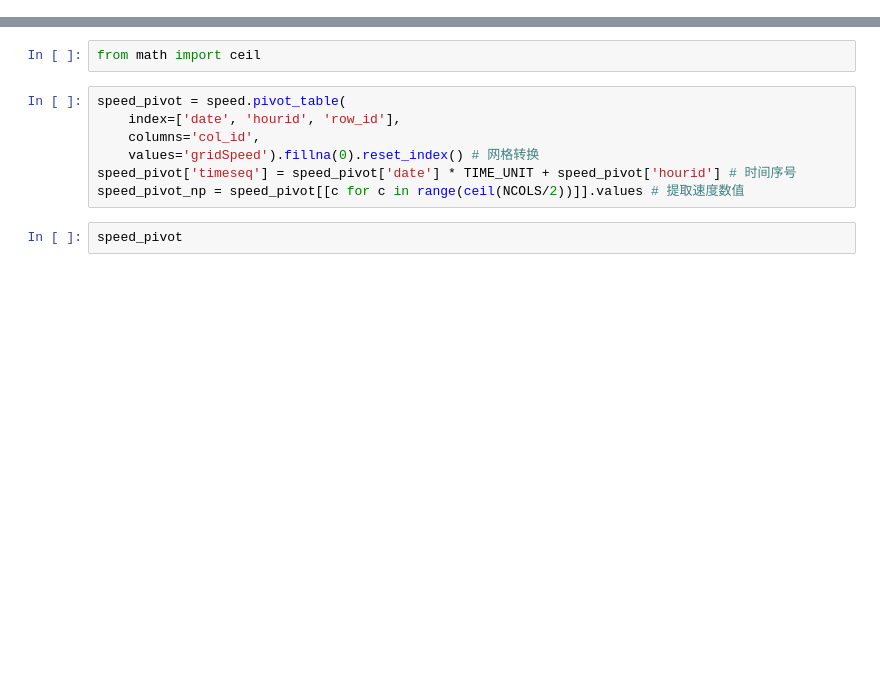
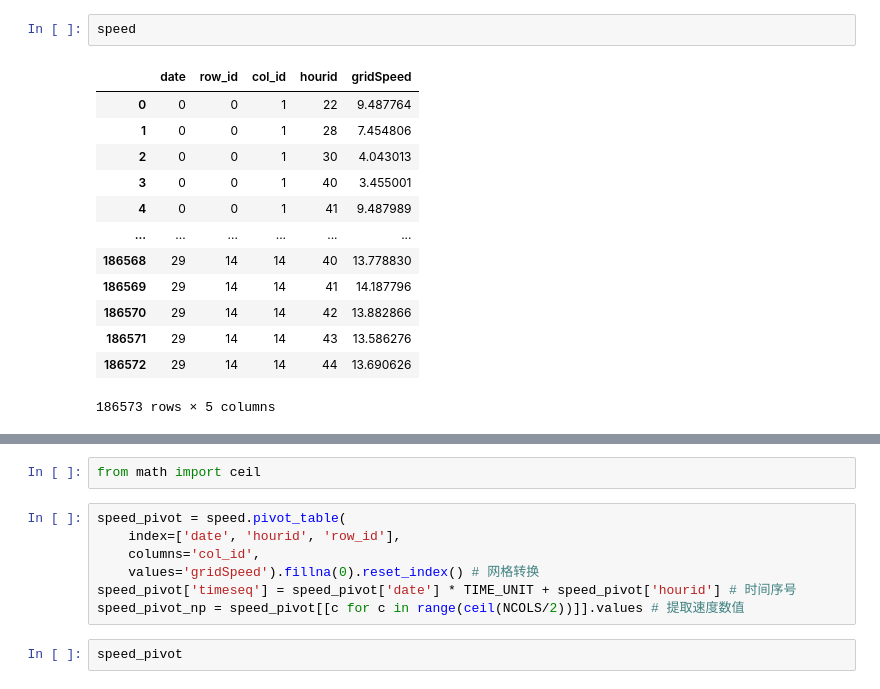
Before and after one commit to Maizehsu/PRP-2021-Summer, a Jupyter notebook: Code_xm/CNN_speed.ipynb, the cells around one changed output, grey strips where cells are left out. Cells and saved outputs as stored; diff of their text form; blank space fills up the shorter version.

```diff
--- a/Code_xm/CNN_speed.ipynb
+++ b/Code_xm/CNN_speed.ipynb
@@ -95,2 +85,18 @@ speed = data.groupby( # 计算合并网格后各网格的流量
 speed.columns = ['date', 'row_id', 'col_id', 'hourid', 'gridSpeed']
+# %%
+speed
+# %% [output]
+|  | date | row_id | col_id | hourid | gridSpeed |
+| 0 | 0 | 0 | 1 | 22 | 9.487764 |
+| 1 | 0 | 0 | 1 | 28 | 7.454806 |
+| 2 | 0 | 0 | 1 | 30 | 4.043013 |
+| 3 | 0 | 0 | 1 | 40 | 3.455001 |
+| 4 | 0 | 0 | 1 | 41 | 9.487989 |
+| ... | ... | ... | ... | ... | ... |
+| 186568 | 29 | 14 | 14 | 40 | 13.778830 |
+| 186569 | 29 | 14 | 14 | 41 | 14.187796 |
+| 186570 | 29 | 14 | 14 | 42 | 13.882866 |
+| 186571 | 29 | 14 | 14 | 43 | 13.586276 |
+| 186572 | 29 | 14 | 14 | 44 | 13.690626 |
+186573 rows × 5 columns
 # %%
```
Also changed, not shown: parts of 24 cells of this notebook, 2 other files.
